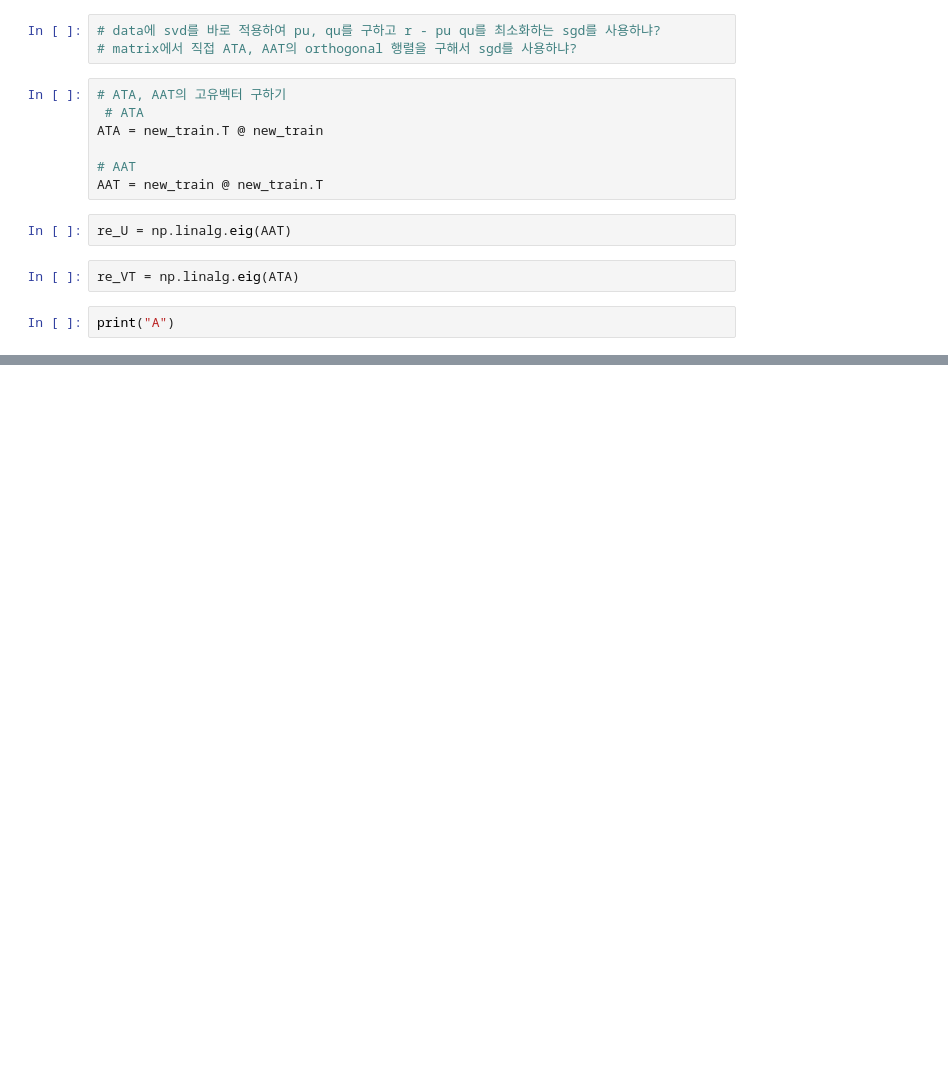
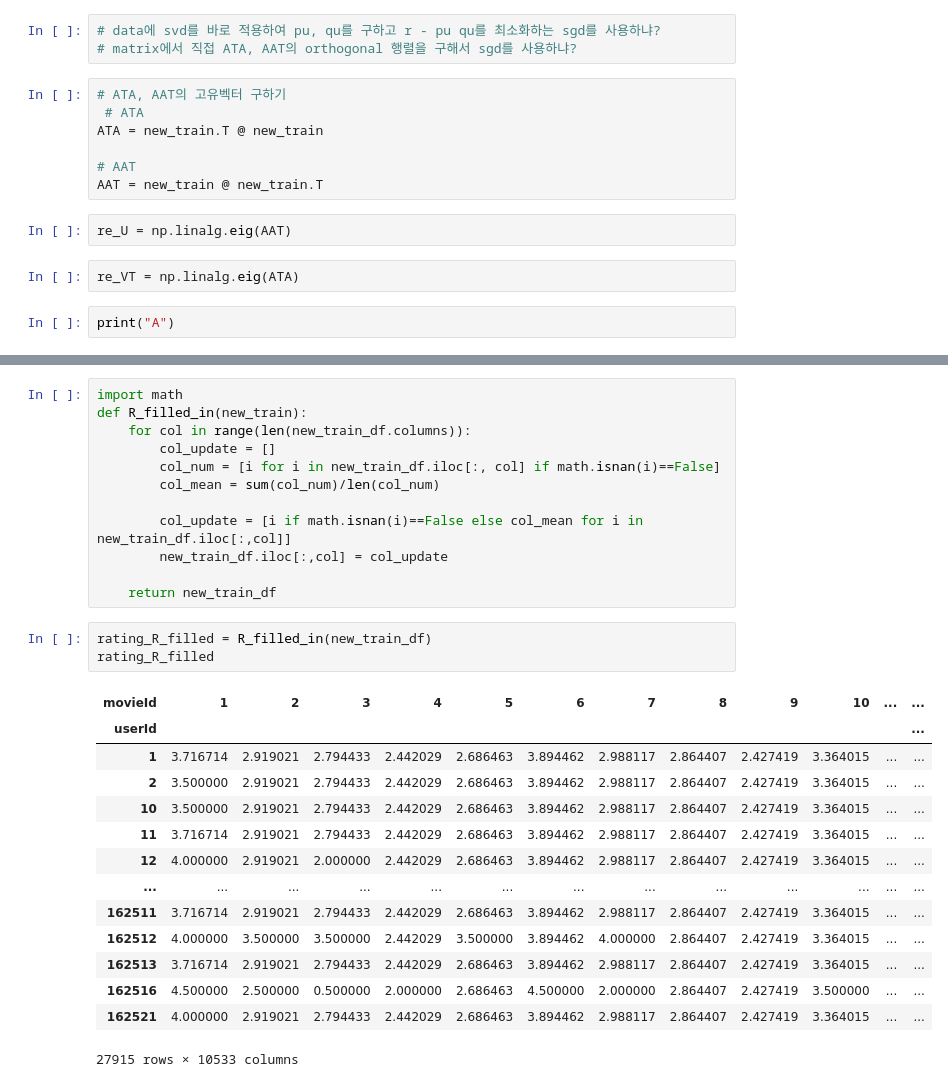
Before and after one commit to mskim94/Matrix_Factorization, a Jupyter notebook: Untitled.ipynb, the cells around one changed output, grey strips where cells are left out. Drawn from its saved outputs; the diff is of its cells as text; blank space fills up the shorter version.

```diff
--- a/Untitled.ipynb
+++ b/Untitled.ipynb
@@ -522,0 +586,30 @@ print("A")
+# %%
+import math
+def R_filled_in(new_train):
+    for col in range(len(new_train_df.columns)):
+        col_update = []
+        col_num = [i for i in new_train_df.iloc[:, col] if math.isnan(i)==False]
+        col_mean = sum(col_num)/len(col_num)
+
+        col_update = [i if math.isnan(i)==False else col_mean for i in new_train_df.iloc[:,col]]
+        new_train_df.iloc[:,col] = col_update
+
+    return new_train_df
+# %%
+rating_R_filled = R_filled_in(new_train_df)
+rating_R_filled
+# %% [output]
+| movieId | 1 | 2 | 3 | 4 | 5 | 6 | 7 | 8 | 9 | 10 | ... | ... |
+| userId |  |  |  |  |  |  |  |  |  |  |  | ... |
+| 1 | 3.716714 | 2.919021 | 2.794433 | 2.442029 | 2.686463 | 3.894462 | 2.988117 | 2.864407 | 2.427419 | 3.364015 | ... | ... |
+| 2 | 3.500000 | 2.919021 | 2.794433 | 2.442029 | 2.686463 | 3.894462 | 2.988117 | 2.864407 | 2.427419 | 3.364015 | ... | ... |
+| 10 | 3.500000 | 2.919021 | 2.794433 | 2.442029 | 2.686463 | 3.894462 | 2.988117 | 2.864407 | 2.427419 | 3.364015 | ... | ... |
+| 11 | 3.716714 | 2.919021 | 2.794433 | 2.442029 | 2.686463 | 3.894462 | 2.988117 | 2.864407 | 2.427419 | 3.364015 | ... | ... |
+| 12 | 4.000000 | 2.919021 | 2.000000 | 2.442029 | 2.686463 | 3.894462 | 2.988117 | 2.864407 | 2.427419 | 3.364015 | ... | ... |
+| ... | ... | ... | ... | ... | ... | ... | ... | ... | ... | ... | ... | ... |
+| 162511 | 3.716714 | 2.919021 | 2.794433 | 2.442029 | 2.686463 | 3.894462 | 2.988117 | 2.864407 | 2.427419 | 3.364015 | ... | ... |
+| 162512 | 4.000000 | 3.500000 | 3.500000 | 2.442029 | 3.500000 | 3.894462 | 4.000000 | 2.864407 | 2.427419 | 3.364015 | ... | ... |
+| 162513 | 3.716714 | 2.919021 | 2.794433 | 2.442029 | 2.686463 | 3.894462 | 2.988117 | 2.864407 | 2.427419 | 3.364015 | ... | ... |
+| 162516 | 4.500000 | 2.500000 | 0.500000 | 2.000000 | 2.686463 | 4.500000 | 2.000000 | 2.864407 | 2.427419 | 3.500000 | ... | ... |
+| 162521 | 4.000000 | 2.919021 | 2.794433 | 2.442029 | 2.686463 | 3.894462 | 2.988117 | 2.864407 | 2.427419 | 3.364015 | ... | ... |
+27915 rows × 10533 columns
```
Also changed, not shown: parts of 15 cells of this notebook.
